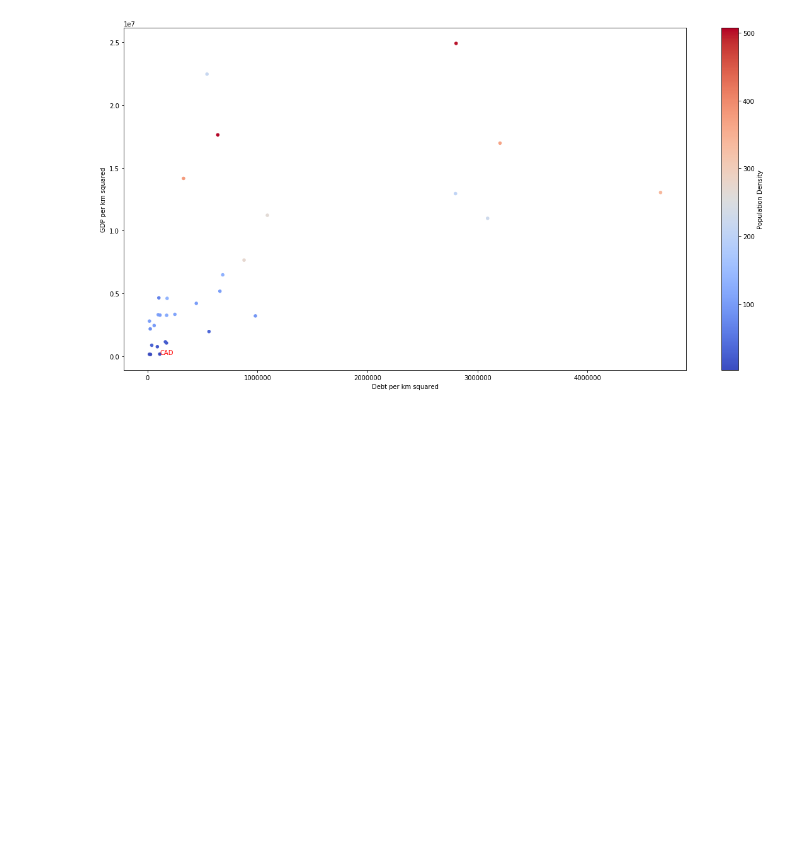
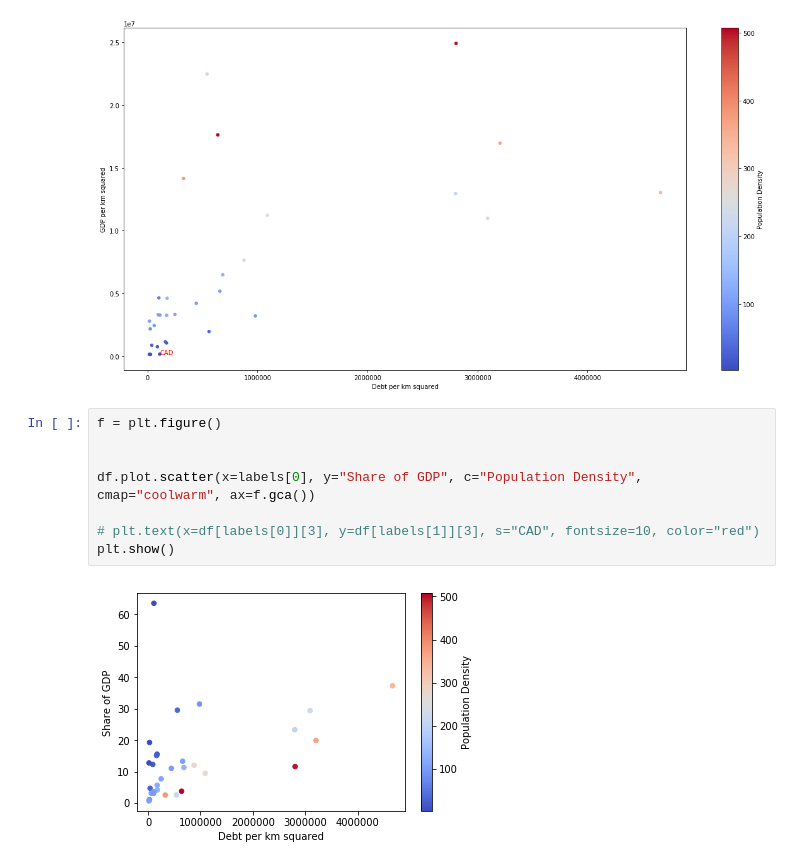
Before and after one commit to joshua-t-loong/subnational-debt, a Jupyter notebook: subnational-debt-analysis-final.ipynb, the cells around one changed output. Drawn from its saved outputs; the diff is of its cells as text; blank space fills up the shorter version.

Commit message:
Fiddled around with Share of GDP

```diff
--- a/subnational-debt-analysis-final.ipynb
+++ b/subnational-debt-analysis-final.ipynb
@@ -30,3 +30,13 @@ plt.text(x=df[labels[0]][3], y=df[labels[1]][3], s="CAD", fontsize=10, color="re
 plt.show()
 # %% [output]
 [figure]
+# %%
+f = plt.figure()
+
+
+df.plot.scatter(x=labels[0], y="Share of GDP", c="Population Density", cmap="coolwarm", ax=f.gca())
+
+# plt.text(x=df[labels[0]][3], y=df[labels[1]][3], s="CAD", fontsize=10, color="red")
+plt.show()
+# %% [output]
+[figure, added]
```
